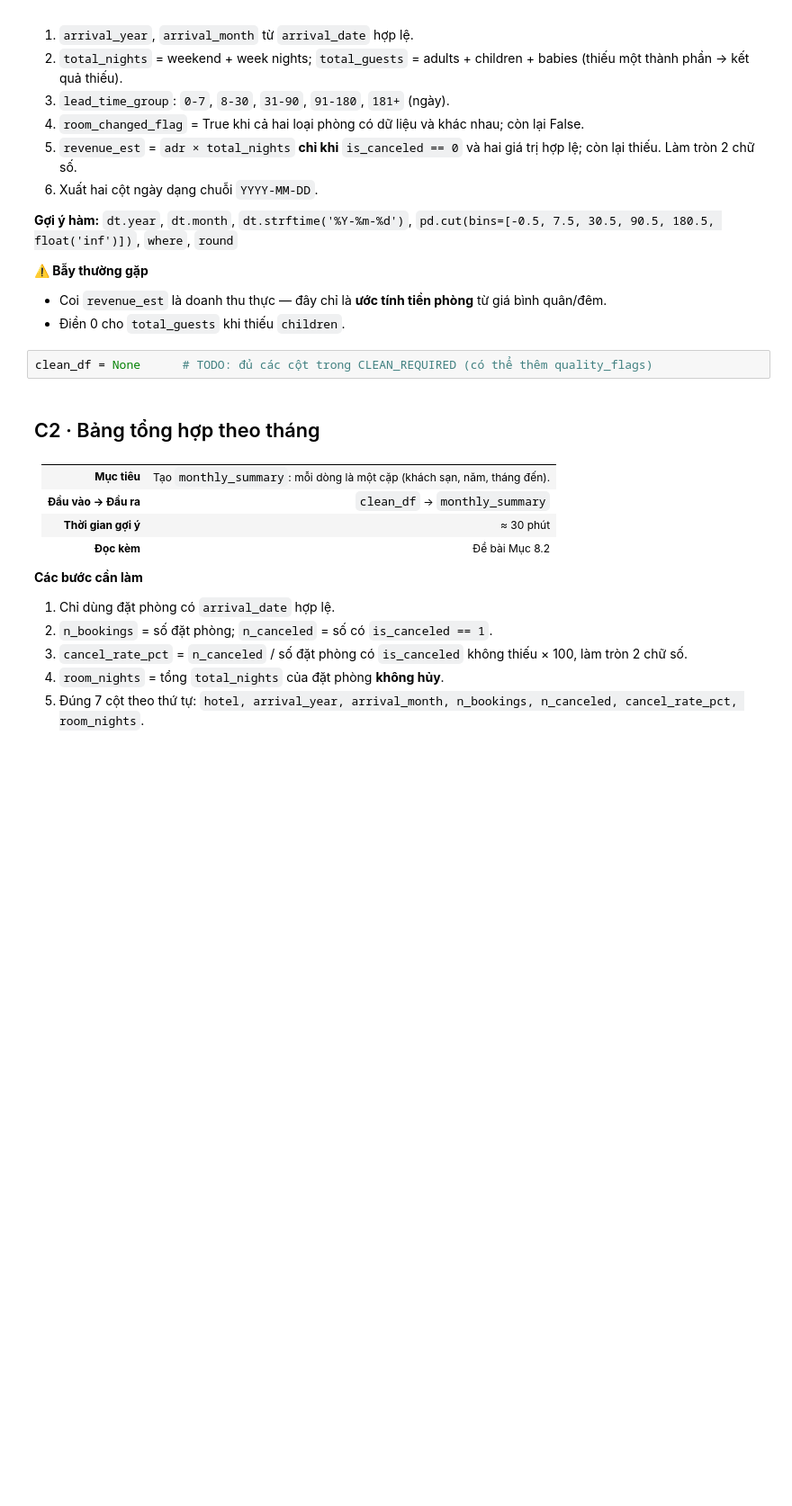
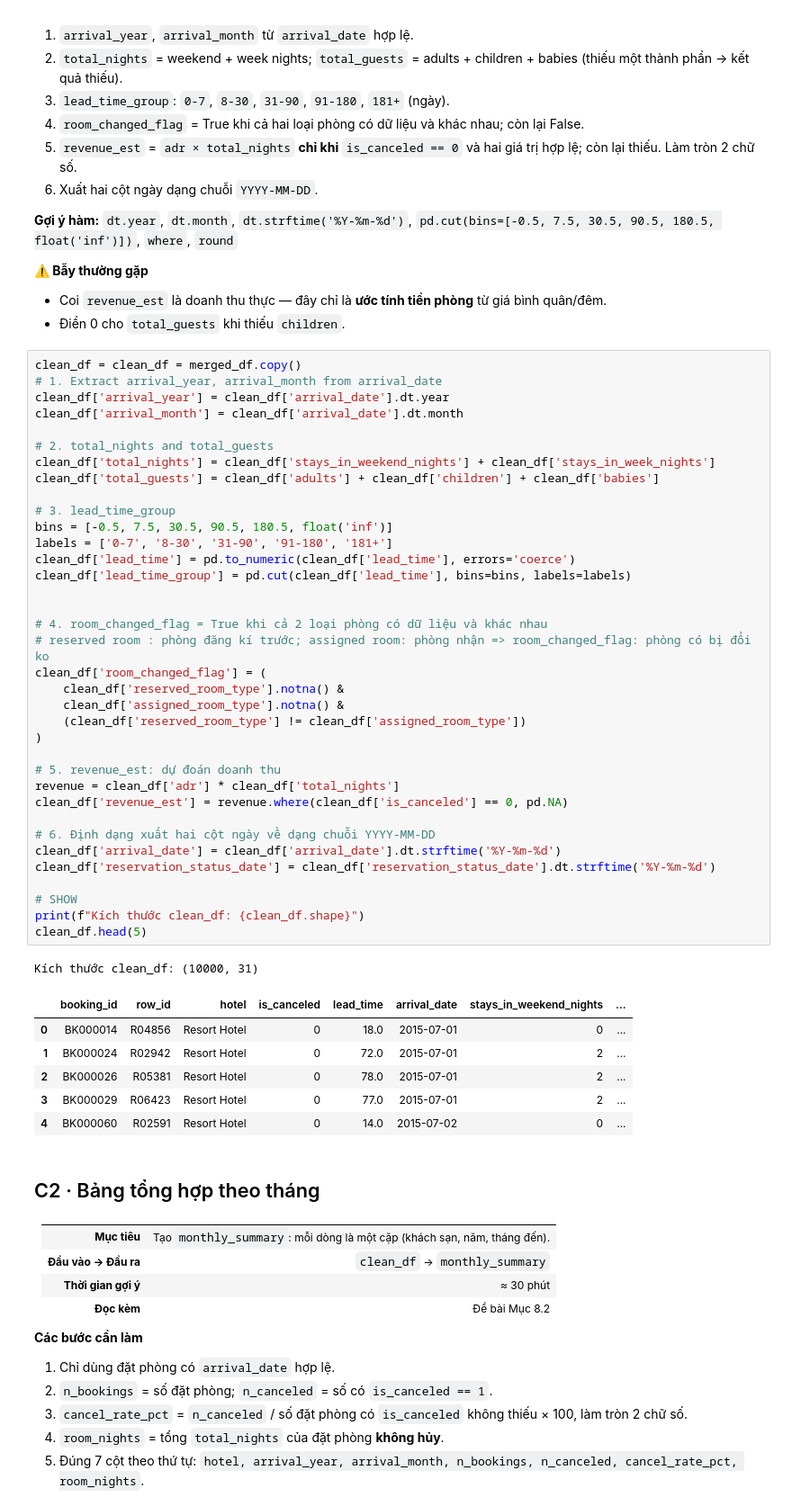
Before and after one commit to hanhathuy/hotel-booking-analysis, a Jupyter notebook: hotel_student_starter.ipynb, the cells around one changed output. Shown at 90% size. Saved outputs shown, nothing was run; the diff lists cells and outputs as text; blank space fills up the shorter version.

```diff
--- a/hotel_student_starter.ipynb
+++ b/hotel_student_starter.ipynb
@@ -1634,8 +1645,50 @@ True
 
 - Coi `revenue_est` là doanh thu thực — đây chỉ là **ước tính tiền phòng** từ giá bình quân/đêm.
 - Điền 0 cho `total_guests` khi thiếu `children`.
-# %%
-clean_df = None      # TODO: đủ các cột trong CLEAN_REQUIRED (có thể thêm quality_flags)
+# %%
+clean_df = clean_df = merged_df.copy()
+# 1. Extract arrival_year, arrival_month from arrival_date
+clean_df['arrival_year'] = clean_df['arrival_date'].dt.year
+clean_df['arrival_month'] = clean_df['arrival_date'].dt.month
+
+# 2. total_nights and total_guests
+clean_df['total_nights'] = clean_df['stays_in_weekend_nights'] + clean_df['stays_in_week_nights']
+clean_df['total_guests'] = clean_df['adults'] + clean_df['children'] + clean_df['babies']
+
+# 3. lead_time_group
+bins = [-0.5, 7.5, 30.5, 90.5, 180.5, float('inf')]
+labels = ['0-7', '8-30', '31-90', '91-180', '181+']
+clean_df['lead_time'] = pd.to_numeric(clean_df['lead_time'], errors='coerce')
+clean_df['lead_time_group'] = pd.cut(clean_df['lead_time'], bins=bins, labels=labels)
+
+
+# 4. room_changed_flag = True khi cả 2 loại phòng có dữ liệu và khác nhau
+# reserved room : phòng đăng kí trước; assigned room: phòng nhận => room_changed_flag: phòng có bị đổi ko
+clean_df['room_changed_flag'] = (
+    clean_df['reserved_room_type'].notna() &
+    clean_df['assigned_room_type'].notna() &
+    (clean_df['reserved_room_type'] != clean_df['assigned_room_type'])
+)
+
+# 5. revenue_est: dự đoán doanh thu
+revenue = clean_df['adr'] * clean_df['total_nights']
+clean_df['revenue_est'] = revenue.where(clean_df['is_canceled'] == 0, pd.NA)
+
+# 6. Định dạng xuất hai cột ngày về dạng chuỗi YYYY-MM-DD
+clean_df['arrival_date'] = clean_df['arrival_date'].dt.strftime('%Y-%m-%d')
+clean_df['reservation_status_date'] = clean_df['reservation_status_date'].dt.strftime('%Y-%m-%d')
+
+# SHOW
+print(f"Kích thước clean_df: {clean_df.shape}")
+clean_df.head(5)
+# %% [output]
+Kích thước clean_df: (10000, 31)
+|  | booking_id | row_id | hotel | is_canceled | lead_time | arrival_date | stays_in_weekend_nights | ... |
+| 0 | BK000014 | R04856 | Resort Hotel | 0 | 18.0 | 2015-07-01 | 0 | ... |
+| 1 | BK000024 | R02942 | Resort Hotel | 0 | 72.0 | 2015-07-01 | 2 | ... |
+| 2 | BK000026 | R05381 | Resort Hotel | 0 | 78.0 | 2015-07-01 | 2 | ... |
+| 3 | BK000029 | R06423 | Resort Hotel | 0 | 77.0 | 2015-07-01 | 2 | ... |
+| 4 | BK000060 | R02591 | Resort Hotel | 0 | 14.0 | 2015-07-02 | 0 | ... |
 # %% [markdown]
 ## C2 · Bảng tổng hợp theo tháng
 
```
Also changed, not shown: parts of 13 cells of this notebook.
